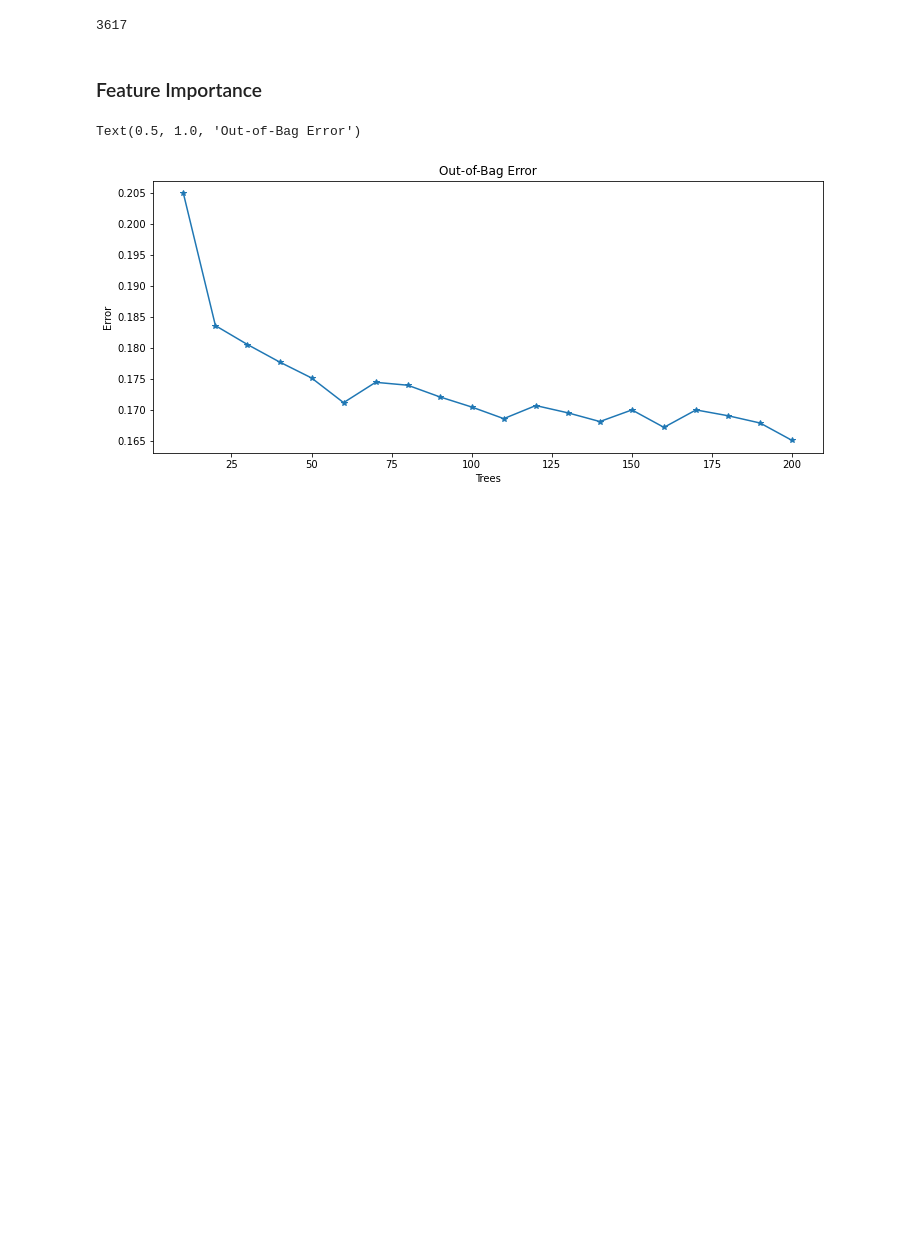
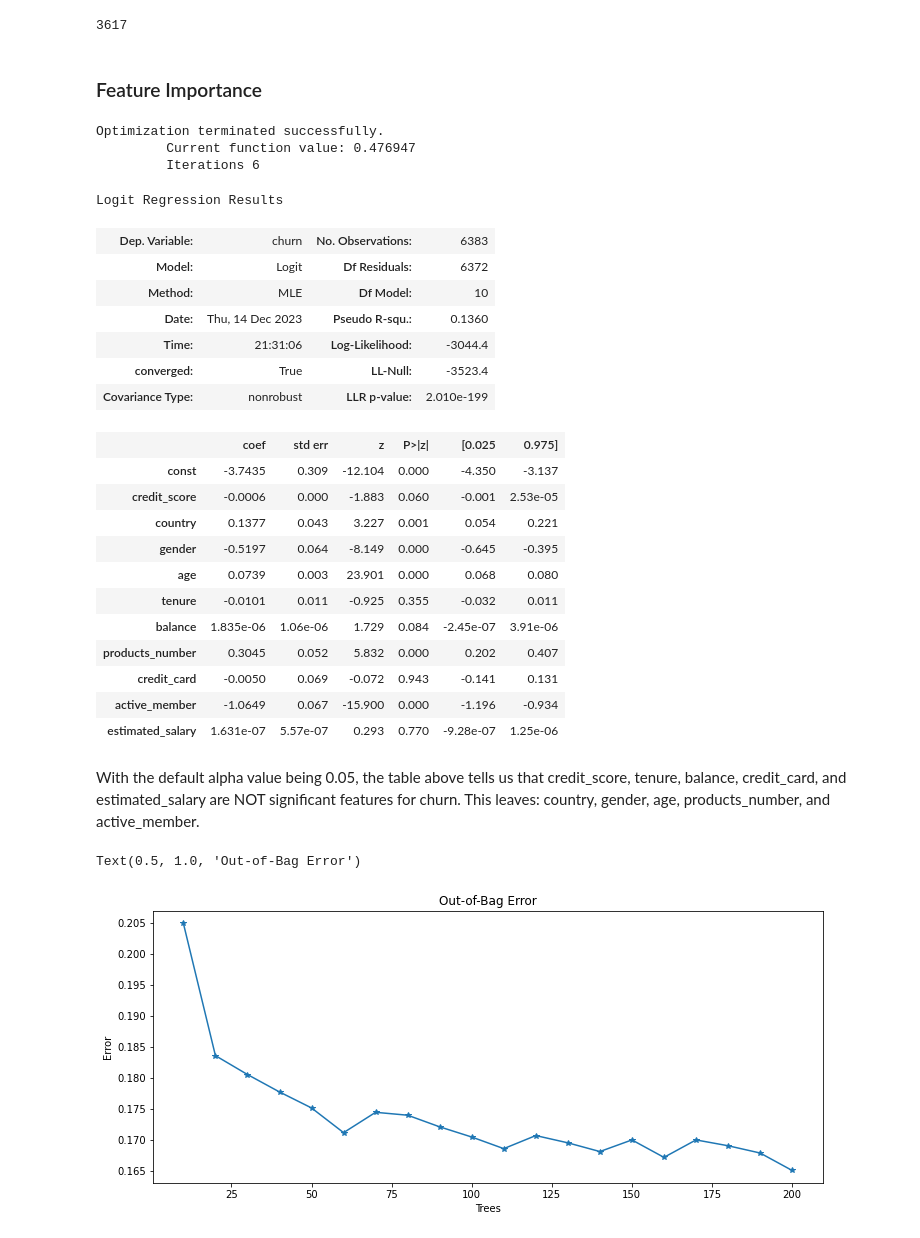
Before and after one commit to kkiepek/Predicting-Bank-Customer-Churn, a Jupyter notebook: Bank Churn EDA + Modeling.ipynb, the cells around one changed output. Cells and saved outputs as stored; diff of their text form; code cells hidden in the pictures; blank space fills up the shorter version.

```diff
--- a/Bank Churn EDA + Modeling.ipynb
+++ b/Bank Churn EDA + Modeling.ipynb
@@ -365,6 +361,44 @@ X = df2.drop(['customer_id','churn'], axis=1)
 y = df2['churn']
 
 X_train, X_test, y_train, y_test = train_test_split(X, y, test_size=0.33, random_state=0)
+# %%
+# Create intercept term required for sm.Logit, see documentation for more information
+X = sm.add_constant(X)
+
+# Fit model
+logit_model = sm.Logit(y, X)
+
+# Get results of the fit
+result = logit_model.fit()
+# %% [output]
+Optimization terminated successfully.
+         Current function value: 0.476947
+         Iterations 6
+# %%
+result.summary()
+# %% [output]
+Logit Regression Results
+| Dep. Variable: | churn | No. Observations: | 6383 |
+| Model: | Logit | Df Residuals: | 6372 |
+| Method: | MLE | Df Model: | 10 |
+| Date: | Thu, 14 Dec 2023 | Pseudo R-squ.: | 0.1360 |
+| Time: | 21:31:06 | Log-Likelihood: | -3044.4 |
+| converged: | True | LL-Null: | -3523.4 |
+| Covariance Type: | nonrobust | LLR p-value: | 2.010e-199 |
+|  | coef | std err | z | P>|z| | [0.025 | 0.975] |
+| const | -3.7435 | 0.309 | -12.104 | 0.000 | -4.350 | -3.137 |
+| credit_score | -0.0006 | 0.000 | -1.883 | 0.060 | -0.001 | 2.53e-05 |
+| country | 0.1377 | 0.043 | 3.227 | 0.001 | 0.054 | 0.221 |
+| gender | -0.5197 | 0.064 | -8.149 | 0.000 | -0.645 | -0.395 |
+| age | 0.0739 | 0.003 | 23.901 | 0.000 | 0.068 | 0.080 |
+| tenure | -0.0101 | 0.011 | -0.925 | 0.355 | -0.032 | 0.011 |
+| balance | 1.835e-06 | 1.06e-06 | 1.729 | 0.084 | -2.45e-07 | 3.91e-06 |
+| products_number | 0.3045 | 0.052 | 5.832 | 0.000 | 0.202 | 0.407 |
+| credit_card | -0.0050 | 0.069 | -0.072 | 0.943 | -0.141 | 0.131 |
+| active_member | -1.0649 | 0.067 | -15.900 | 0.000 | -1.196 | -0.934 |
+| estimated_salary | 1.631e-07 | 5.57e-07 | 0.293 | 0.770 | -9.28e-07 | 1.25e-06 |
+# %% [markdown]
+With the default alpha value being 0.05, the table above tells us that credit_score, tenure, balance, credit_card, and estimated_salary are NOT significant features for churn. This leaves: country, gender, age, products_number, and active_member.
 # %%
 trees = np.linspace(10, 200, 20, dtype=np.int16)
 
```
Also changed, not shown: parts of 6 cells of this notebook.
